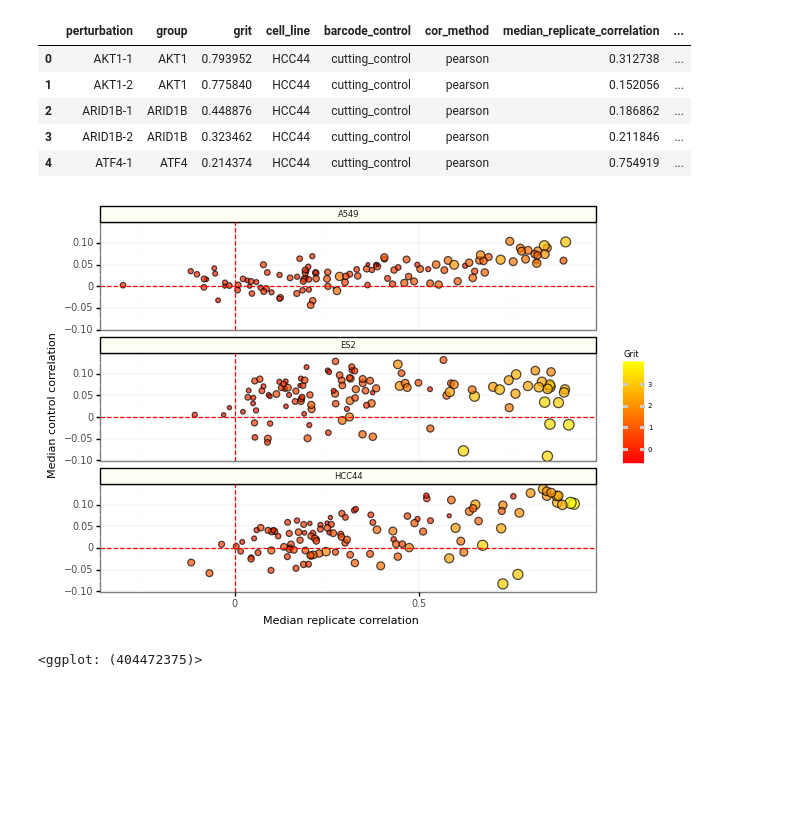
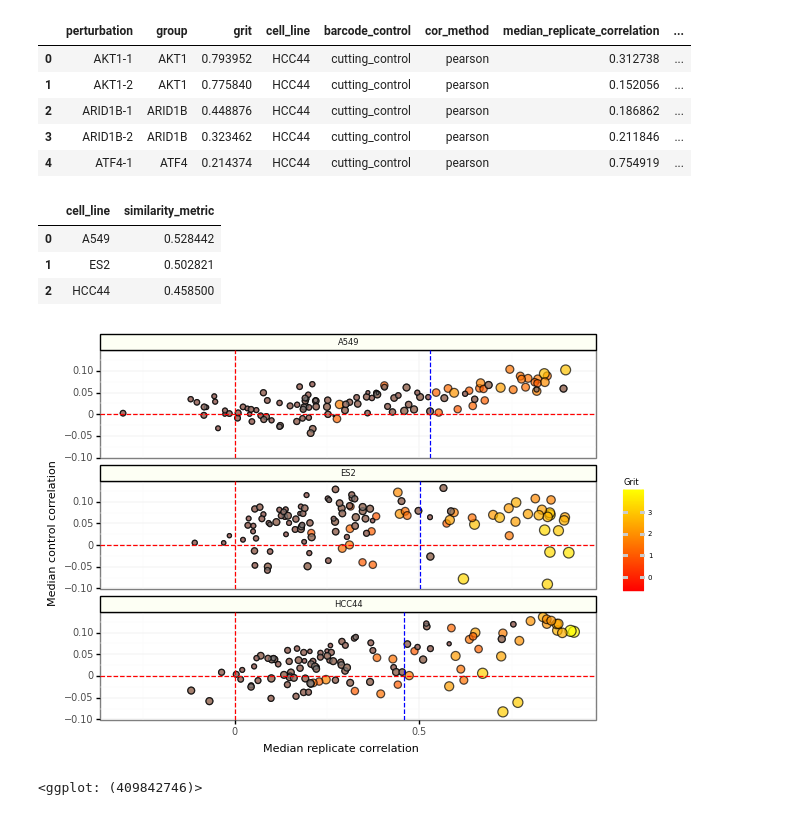
Before and after one commit to broadinstitute/grit-benchmark, a Jupyter notebook: 2.compare-metrics/cell-health/4.compare-grit-replicate-reproducibility.ipynb, the cells around one changed output. Saved outputs shown, nothing was run; the diff lists cells and outputs as text; code cells hidden in the pictures; blank space fills up the shorter version.

```diff
--- a/2.compare-metrics/cell-health/4.compare-grit-replicate-reproducibility.ipynb
+++ b/2.compare-metrics/cell-health/4.compare-grit-replicate-reproducibility.ipynb
@@ -13,6 +19,7 @@ output_dir = pathlib.Path("figures/replicate_reproducibility")
 
 cell_health_dir = pathlib.Path("../../1.calculate-metrics/cell-health/results")
 grit_file = pathlib.Path(f"{cell_health_dir}/cell_health_grit.tsv")
+non_replicate_cor_file = pathlib.Path(f"{cell_health_dir}/cell_health_nonreplicate_95thpercentile.tsv")
 reprod_file = pathlib.Path(f"{cell_health_dir}/cell_health_replicate_reproducibility.tsv")
 # %%
 replicate_reproducibility_theme = gg.theme(
@@ -57,28 +64,39 @@ grit_df.head()
 | 2 | ARID1B-1 | ARID1B | 0.448876 | HCC44 | cutting_control | pearson | 0.186862 | ... |
 | 3 | ARID1B-2 | ARID1B | 0.323462 | HCC44 | cutting_control | pearson | 0.211846 | ... |
 | 4 | ATF4-1 | ATF4 | 0.214374 | HCC44 | cutting_control | pearson | 0.754919 | ... |
+# %%
+# Output results
+non_rep_df = pd.read_csv(non_replicate_cor_file, sep="\t")
+non_rep_df
+# %% [output]
+|  | cell_line | similarity_metric |
+| 0 | A549 | 0.528442 |
+| 1 | ES2 | 0.502821 |
+| 2 | HCC44 | 0.458500 |
 # %%
 replicate_gg = (
     gg.ggplot(grit_df, gg.aes(x="median_replicate_correlation", y="median_control_correlation"))
     + gg.geom_point(gg.aes(fill="grit", size="grit"), alpha=0.7)
+    + gg.geom_point(gg.aes(size="grit"), fill="grey", data=grit_df.query("grit < 1"), alpha=0.7)
     + gg.scale_fill_gradient(name="Grit", high="yellow", low="red")
     + gg.scale_size_continuous(guide=False, range=[0.1, 4], breaks=[0, 0.1, 2, 3, 5])
     + gg.facet_wrap("~cell_line", nrow=3)
     + gg.theme_bw()
     + gg.geom_hline(yintercept=0, linetype="dashed", color="red")
     + gg.geom_vline(xintercept=0, linetype="dashed", color="red")
+    + gg.geom_vline(gg.aes(xintercept="similarity_metric"), data=non_rep_df, linetype="dashed", color="blue")
     + gg.xlab("Median replicate correlation")
     + gg.ylab("Median control correlation")
     + replicate_reproducibility_theme
 )
 
 output_file = pathlib.Path(f"{output_dir}/cell_health_grit_replicate_reproduce.png")
 replicate_gg.save(output_file, dpi=500, height=5, width=3)
 
 replicate_gg
 # %% [output]
-[figure, old version]
+[figure, new version]
-<ggplot: (404472375)>
+<ggplot: (409842746)>
 # %%
 replicate_gg = (
     gg.ggplot(grit_df, gg.aes(x="grit", y="replicate_over_cor"))
```
Also changed, not shown: parts of 11 cells of this notebook, 7 other files.
